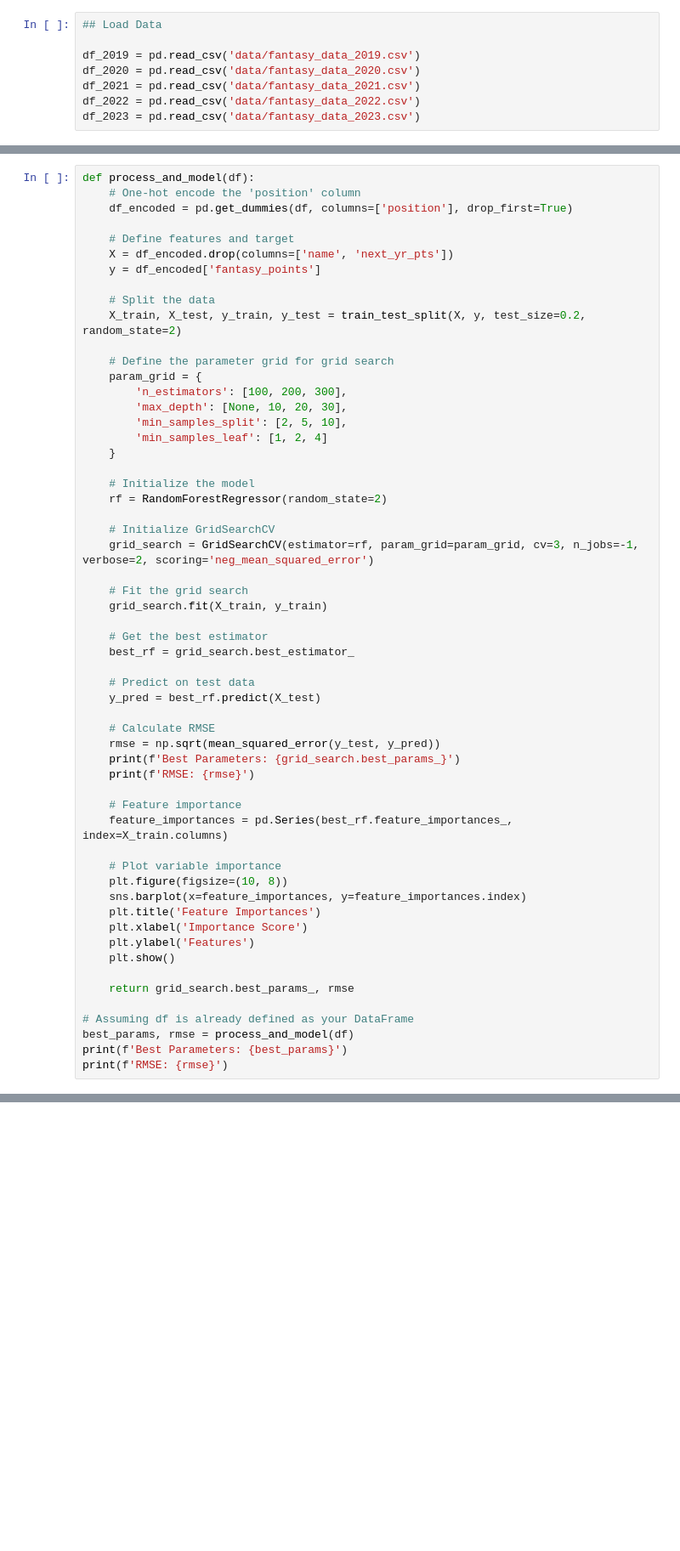
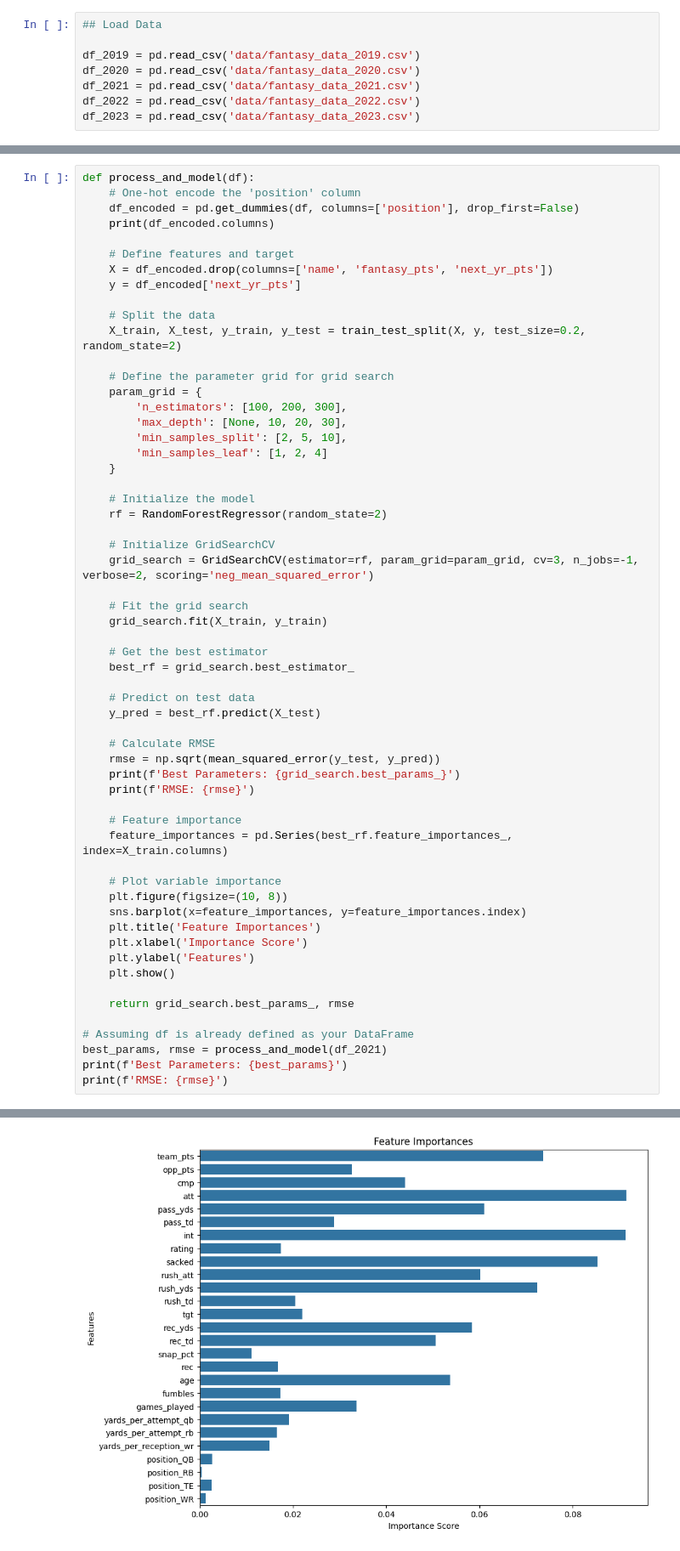
Before and after one commit to willhoff2/ff-397-STL, a Jupyter notebook: rf_ff.ipynb, the cells around one changed output, grey strips where cells are left out. Shown: that part at 85% size. Drawn from its saved outputs; the diff is of its cells as text; blank space fills up the shorter version.

Commit message:
Adding modeling scripts

```diff
--- a/rf_ff.ipynb
+++ b/rf_ff.ipynb
@@ -49,11 +64,12 @@ df_2022 = df_list[3]
 # %%
 def process_and_model(df):
     # One-hot encode the 'position' column
-    df_encoded = pd.get_dummies(df, columns=['position'], drop_first=True)
+    df_encoded = pd.get_dummies(df, columns=['position'], drop_first=False)
+    print(df_encoded.columns)
 
     # Define features and target
-    X = df_encoded.drop(columns=['name', 'next_yr_pts'])
-    y = df_encoded['fantasy_points']
+    X = df_encoded.drop(columns=['name', 'fantasy_pts', 'next_yr_pts'])
+    y = df_encoded['next_yr_pts']
 
     # Split the data
     X_train, X_test, y_train, y_test = train_test_split(X, y, test_size=0.2, random_state=2)
@@ -100,6 +116,7 @@ def process_and_model(df):
     return grid_search.best_params_, rmse
 
 # Assuming df is already defined as your DataFrame
-best_params, rmse = process_and_model(df)
+best_params, rmse = process_and_model(df_2021)
 print(f'Best Parameters: {best_params}')
 print(f'RMSE: {rmse}')
+# %% [output]
@@ -105,0 +140 @@ print(f'RMSE: {rmse}')
+[figure, added]
```
Also changed, not shown: parts of 4 cells of this notebook, 2 other files.
